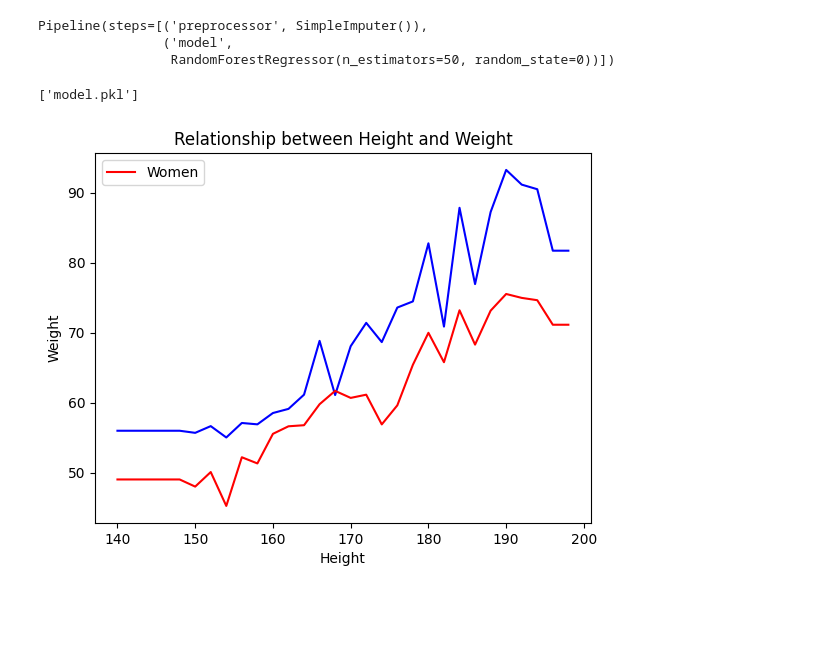
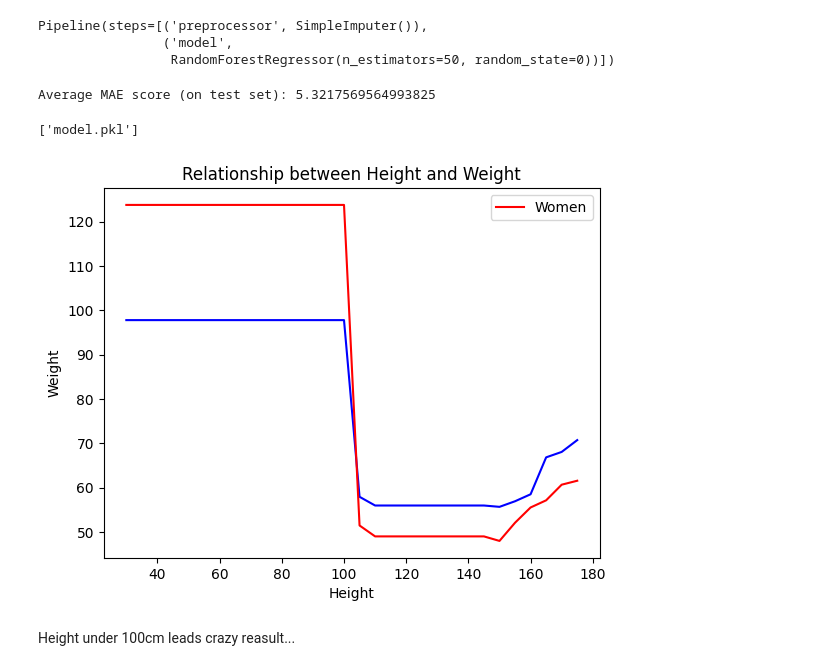
Before and after one commit to hayata1996/predictionModel, a Jupyter notebook: ML/trainModel.ipynb, the cells around one changed output. Cells and saved outputs as stored; diff of their text form; code cells hidden in the pictures; blank space fills up the shorter version.

```diff
--- a/ML/trainModel.ipynb
+++ b/ML/trainModel.ipynb
@@ -123,6 +121,17 @@ my_pipeline.fit(OH_X_train, y)
 Pipeline(steps=[('preprocessor', SimpleImputer()),
                 ('model',
                  RandomForestRegressor(n_estimators=50, random_state=0))])
+# %%
+from sklearn.metrics import mean_absolute_error
+# テストセットで予測
+y_pred = my_pipeline.predict(OH_X_train)
+
+# MAEを参考までに計算
+# 今回は全てのデータでトレーニングを行っているためtestsetはない
+mae = mean_absolute_error(y, y_pred)
+print("Average MAE score (on test set):", mae)
+# %% [output]
+Average MAE score (on test set): 5.3217569564993825
 # %%
 import joblib
 
@@ -138,33 +147,35 @@ import matplotlib.pyplot as plt
 # Load the model
 model = joblib.load('model.pkl')
 
 # make two list of data
 men_weight = []
 women_weight = []
 
 # Use the trained model to make predictions
-for i in range(140, 200, 2):
+for i in range(30, 180, 5):
     men_weight.append(model.predict([[i, 1]]))
     women_weight.append(model.predict([[i, 0]]))
 
 # Generate 30 evenly spaced points for the x-axis
-x_axis = [140 + 2*i for i in range(30)]
+x_axis = [30 + 5*i for i in range(30)]
 
 # Plot the data for men
 plt.plot(x_axis, men_weight, 'b-')
 
 # Plot the data for women
 plt.plot(x_axis, women_weight, 'r-', label='Women')
 
 # Set the labels and title
 plt.xlabel('Height')
 plt.ylabel('Weight')
 plt.title('Relationship between Height and Weight')
 
 # Add a legend
 plt.legend()
 
 # Show the plot
 plt.show()
 # %% [output]
-[figure, old version]
+[figure, new version]
+# %% [markdown]
+Height under 100cm leads crazy reasult...
```
Also changed, not shown: parts of 1 cell of this notebook, 10 other files.
